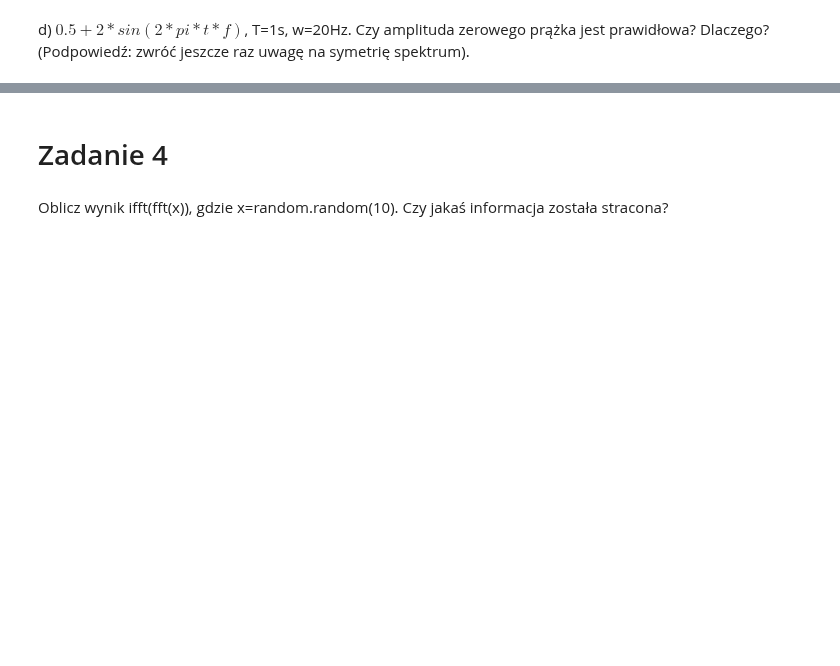
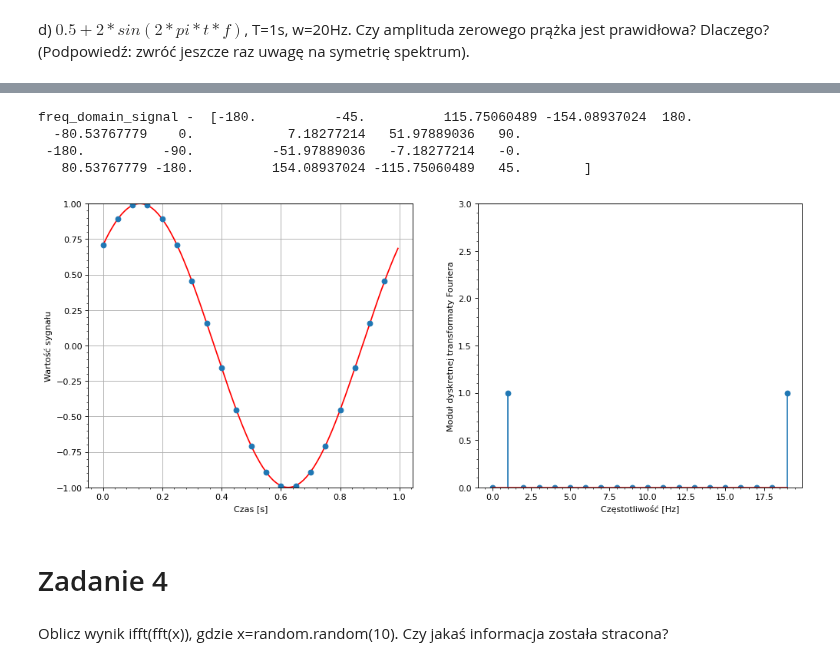
Before and after one commit to Frostyyyl/Human-computer-interaction, a Jupyter notebook: signals_I/main.ipynb, the cells around one changed output, grey strips where cells are left out. Cells and saved outputs as stored; diff of their text form; code cells hidden in the pictures; blank space fills up the shorter version.

```diff
--- a/signals_I/main.ipynb
+++ b/signals_I/main.ipynb
@@ -489,3 +670,12 @@ e) $sin(2*pi*t*f)$ oraz $sin(2*pi*t*f + pi/4)$ dla T=1s, w=20Hz. Czy informacja
+# %%
+# faza = pi/4
+draw_signal_with_phase(amplitude=1, interval_num=1, sampling_freq=20, signal_freq=1, phase=pi/4)
+# %% [output]
+freq_domain_signal -  [-180.          -45.          115.75060489 -154.08937024  180.
+  -80.53767779    0.            7.18277214   51.97889036   90.
+ -180.          -90.          -51.97889036   -7.18277214   -0.
+   80.53767779 -180.          154.08937024 -115.75060489   45.        ]
+[figure, added]
 # %% [markdown]
 # Zadanie 4
 # %% [markdown]
```
Also changed, not shown: parts of 31 cells of this notebook.
